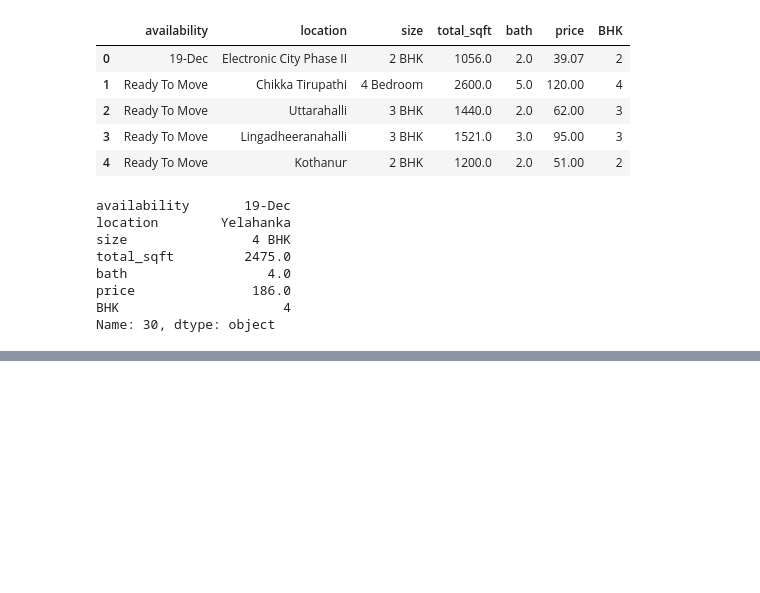
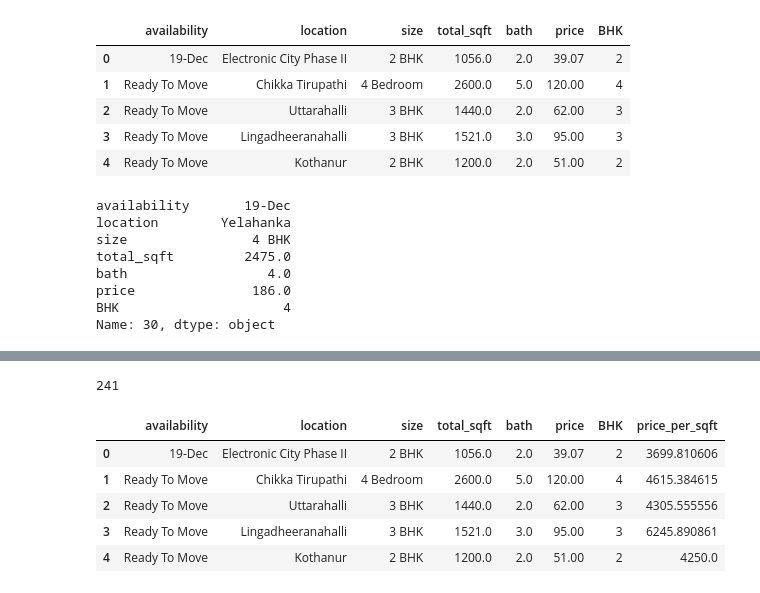
Before and after one commit to Aum-Patel1234/Machine-Learning, a Jupyter notebook: banglore-house-price-prediction/data_preprocessing.ipynb, the cells around one changed output, grey strips where cells are left out. Drawn from its saved outputs; the diff is of its cells as text; code cells hidden in the pictures; blank space fills up the shorter version.

```diff
--- a/banglore-house-price-prediction/data_preprocessing.ipynb
+++ b/banglore-house-price-prediction/data_preprocessing.ipynb
@@ -157,0 +239,20 @@ Name: 30, dtype: object
+# %%
+# Step 1: Group by 'location' and count the occurrences of each location
+location_counts = df5.groupby('location')['location'].agg('count')
+# Step 2: Filter out locations that have more than 10 occurrences
+locations_to_keep = location_counts[location_counts <= 10].index
+
+# Step 3: Filter df5 to keep only rows where 'location' is in locations_to_keep
+df5.location = df5.location.apply(lambda x: 'Other' if x in locations_to_keep else x)
+len(df5.location.unique())
+# %% [output]
+241
+# %%
+df5.head()
+# %% [output]
+|  | availability | location | size | total_sqft | bath | price | BHK | price_per_sqft |
+| 0 | 19-Dec | Electronic City Phase II | 2 BHK | 1056.0 | 2.0 | 39.07 | 2 | 3699.810606 |
+| 1 | Ready To Move | Chikka Tirupathi | 4 Bedroom | 2600.0 | 5.0 | 120.00 | 4 | 4615.384615 |
+| 2 | Ready To Move | Uttarahalli | 3 BHK | 1440.0 | 2.0 | 62.00 | 3 | 4305.555556 |
+| 3 | Ready To Move | Lingadheeranahalli | 3 BHK | 1521.0 | 3.0 | 95.00 | 3 | 6245.890861 |
+| 4 | Ready To Move | Kothanur | 2 BHK | 1200.0 | 2.0 | 51.00 | 2 | 4250.0 |
```
Also changed, not shown: parts of 16 cells of this notebook, 2 other files.
